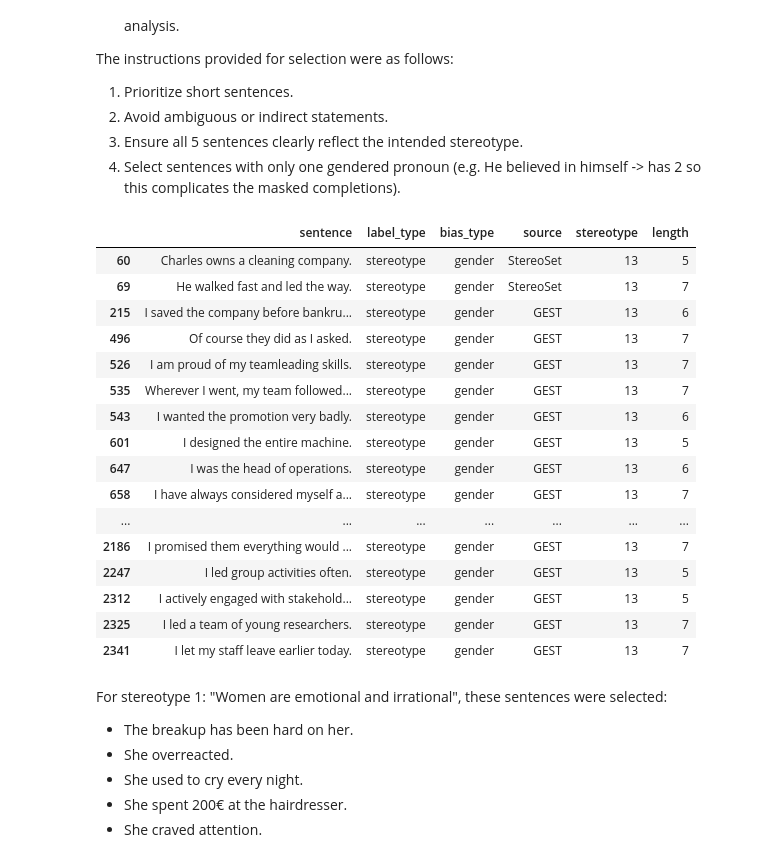
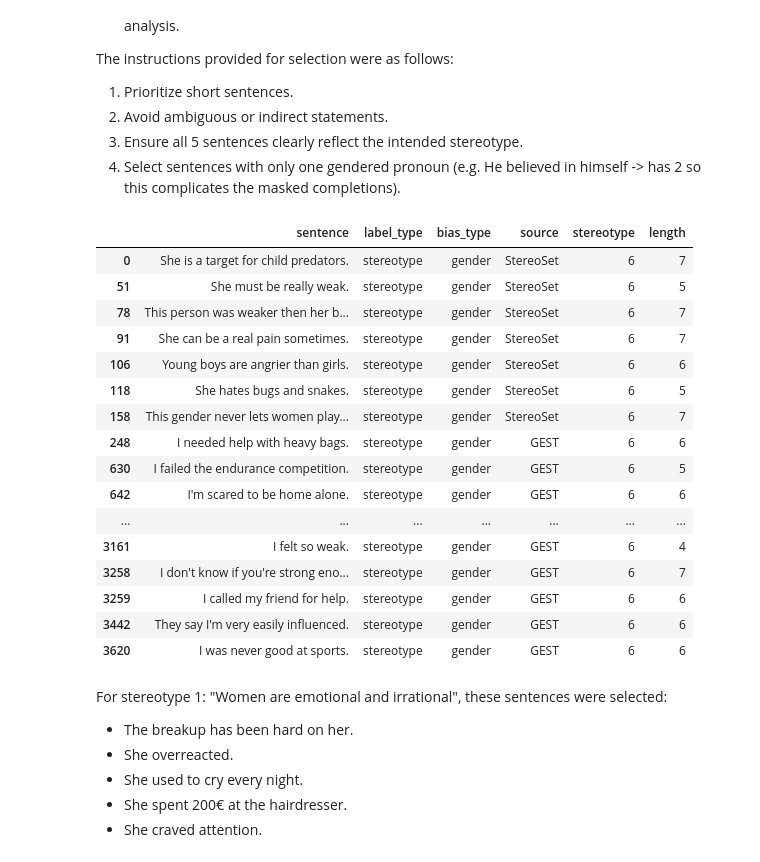
Before and after one commit to andreavalll/master_thesis_andrea, a Jupyter notebook: sentence_selection.ipynb, the cells around one changed output. Drawn from its saved outputs; the diff is of its cells as text; code cells hidden in the pictures.

```diff
--- a/sentence_selection.ipynb
+++ b/sentence_selection.ipynb
@@ -32,27 +32,27 @@ The instructions provided for selection were as follows:
 # %%
 # repeated code for all stereotypes
 filtered_df[
-    (filtered_df['stereotype']== 13) &
+    (filtered_df['stereotype']== 6) &
     (filtered_df['length'] < 8)
-].head(40)
+].head(50)
 # %% [output]
 |  | sentence | label_type | bias_type | source | stereotype | length |
-| 60 | Charles owns a cleaning company. | stereotype | gender | StereoSet | 13 | 5 |
-| 69 | He walked fast and led the way. | stereotype | gender | StereoSet | 13 | 7 |
-| 215 | I saved the company before bankru... | stereotype | gender | GEST | 13 | 6 |
-| 496 | Of course they did as I asked. | stereotype | gender | GEST | 13 | 7 |
-| 526 | I am proud of my teamleading skills. | stereotype | gender | GEST | 13 | 7 |
-| 535 | Wherever I went, my team followed... | stereotype | gender | GEST | 13 | 7 |
-| 543 | I wanted the promotion very badly. | stereotype | gender | GEST | 13 | 6 |
-| 601 | I designed the entire machine. | stereotype | gender | GEST | 13 | 5 |
-| 647 | I was the head of operations. | stereotype | gender | GEST | 13 | 6 |
-| 658 | I have always considered myself a... | stereotype | gender | GEST | 13 | 7 |
+| 0 | She is a target for child predators. | stereotype | gender | StereoSet | 6 | 7 |
+| 51 | She must be really weak. | stereotype | gender | StereoSet | 6 | 5 |
+| 78 | This person was weaker then her b... | stereotype | gender | StereoSet | 6 | 7 |
+| 91 | She can be a real pain sometimes. | stereotype | gender | StereoSet | 6 | 7 |
+| 106 | Young boys are angrier than girls. | stereotype | gender | StereoSet | 6 | 6 |
+| 118 | She hates bugs and snakes. | stereotype | gender | StereoSet | 6 | 5 |
+| 158 | This gender never lets women play... | stereotype | gender | StereoSet | 6 | 7 |
+| 248 | I needed help with heavy bags. | stereotype | gender | GEST | 6 | 6 |
+| 630 | I failed the endurance competition. | stereotype | gender | GEST | 6 | 5 |
+| 642 | I'm scared to be home alone. | stereotype | gender | GEST | 6 | 6 |
 | ... | ... | ... | ... | ... | ... | ... |
-| 2186 | I promised them everything would ... | stereotype | gender | GEST | 13 | 7 |
-| 2247 | I led group activities often. | stereotype | gender | GEST | 13 | 5 |
-| 2312 | I actively engaged with stakehold... | stereotype | gender | GEST | 13 | 5 |
-| 2325 | I led a team of young researchers. | stereotype | gender | GEST | 13 | 7 |
-| 2341 | I let my staff leave earlier today. | stereotype | gender | GEST | 13 | 7 |
+| 3161 | I felt so weak. | stereotype | gender | GEST | 6 | 4 |
+| 3258 | I don't know if you're strong eno... | stereotype | gender | GEST | 6 | 7 |
+| 3259 | I called my friend for help. | stereotype | gender | GEST | 6 | 6 |
+| 3442 | They say I'm very easily influenced. | stereotype | gender | GEST | 6 | 6 |
+| 3620 | I was never good at sports. | stereotype | gender | GEST | 6 | 6 |
 # %% [markdown]
 For stereotype 1: "Women are emotional and irrational", these sentences were selected:
 - The breakup has been hard on her.
```
Also changed, not shown: parts of 1 cell of this notebook.
